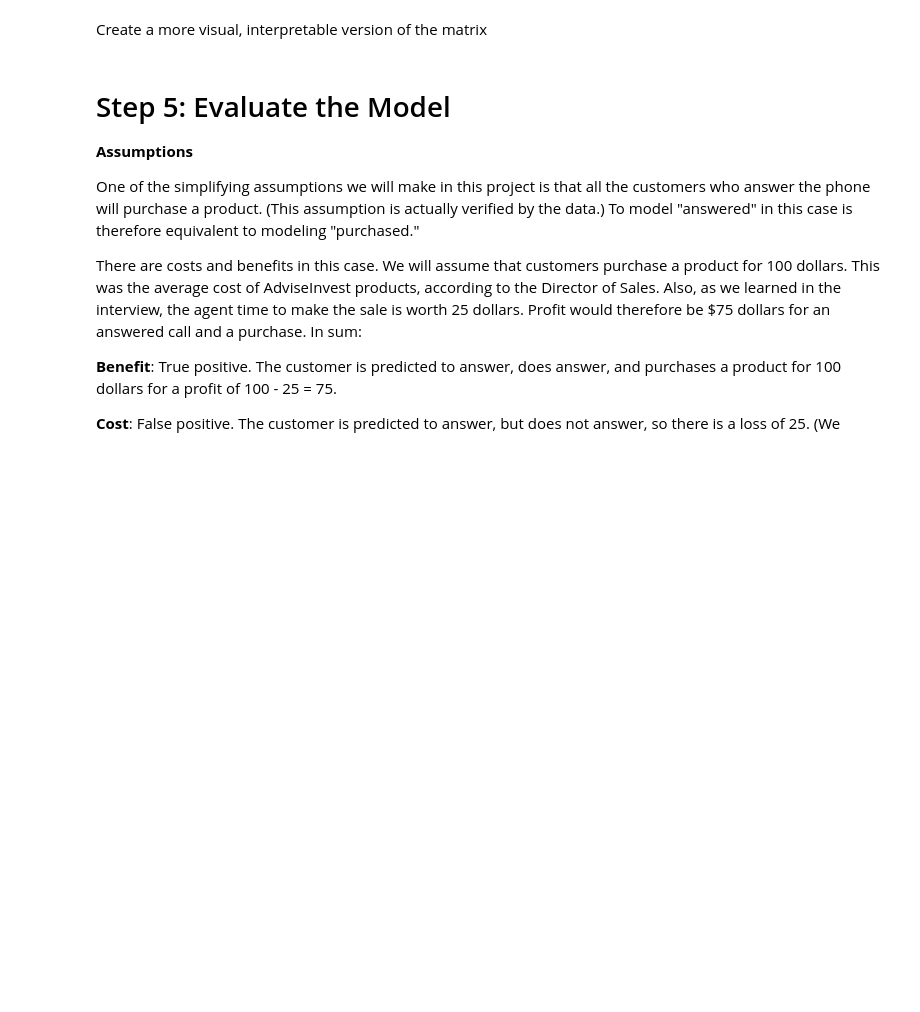
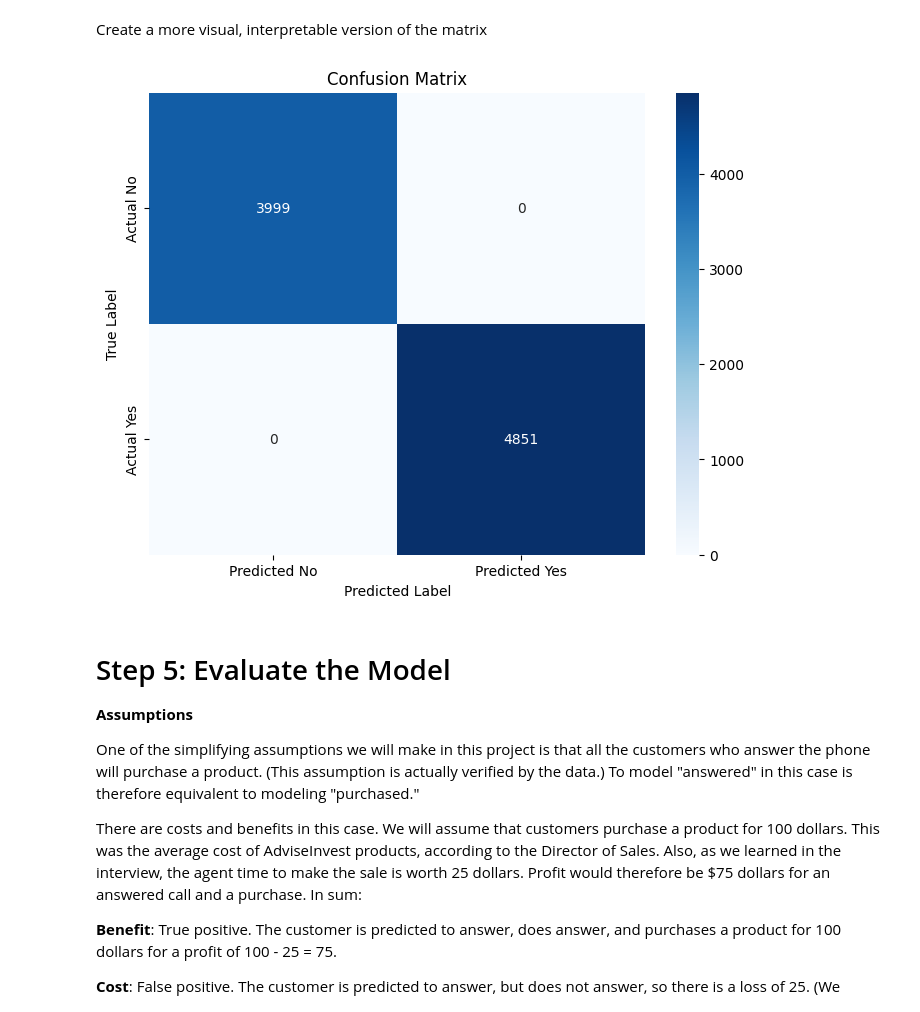
Before and after one commit to matiasarmesto/businessanalytics, a Jupyter notebook: Assignments/Scripts/advise_invest_template.ipynb, the cells around one changed output. Cells and saved outputs as stored; diff of their text form; code cells hidden in the pictures; blank space fills up the shorter version.

```diff
--- a/Assignments/Scripts/advise_invest_template.ipynb
+++ b/Assignments/Scripts/advise_invest_template.ipynb
@@ -405,3 +403,15 @@ Create a more visual, interpretable version of the matrix
+# %%
+#Create a beautiful matrix; hint - try using Seaborn Heatmap
+plt.figure(figsize=(8, 6))
+sns.heatmap(conf_matrix, annot=True, fmt="d", cmap="Blues",
+            xticklabels=['Predicted No', 'Predicted Yes'],
+            yticklabels=['Actual No', 'Actual Yes'])
+plt.title('Confusion Matrix')
+plt.xlabel('Predicted Label')
+plt.ylabel('True Label')
+plt.show()
+# %% [output]
+[figure, added]
 # %% [markdown]
 # Step 5: Evaluate the Model
 
```
Also changed, not shown: parts of 1 cell of this notebook.
